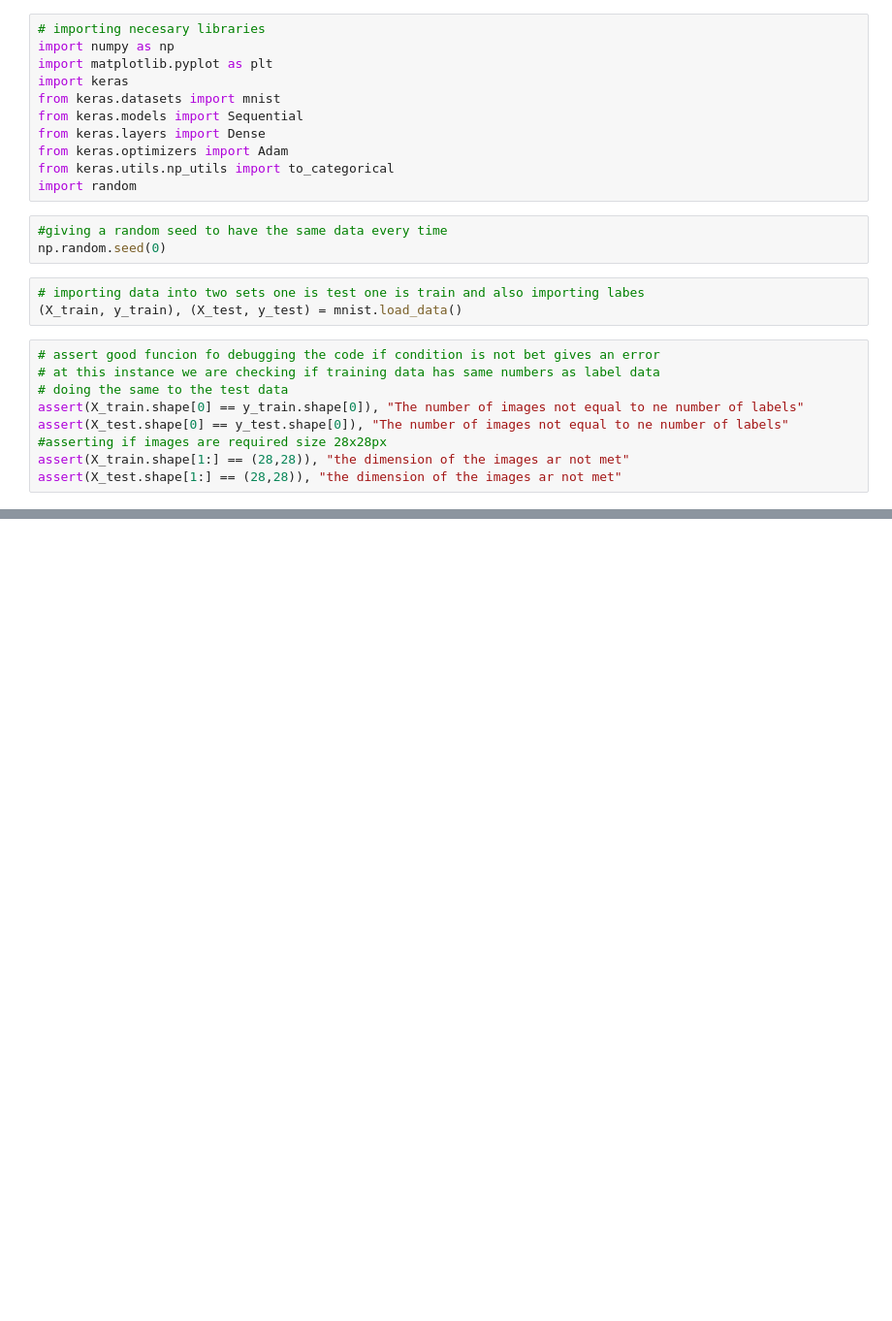
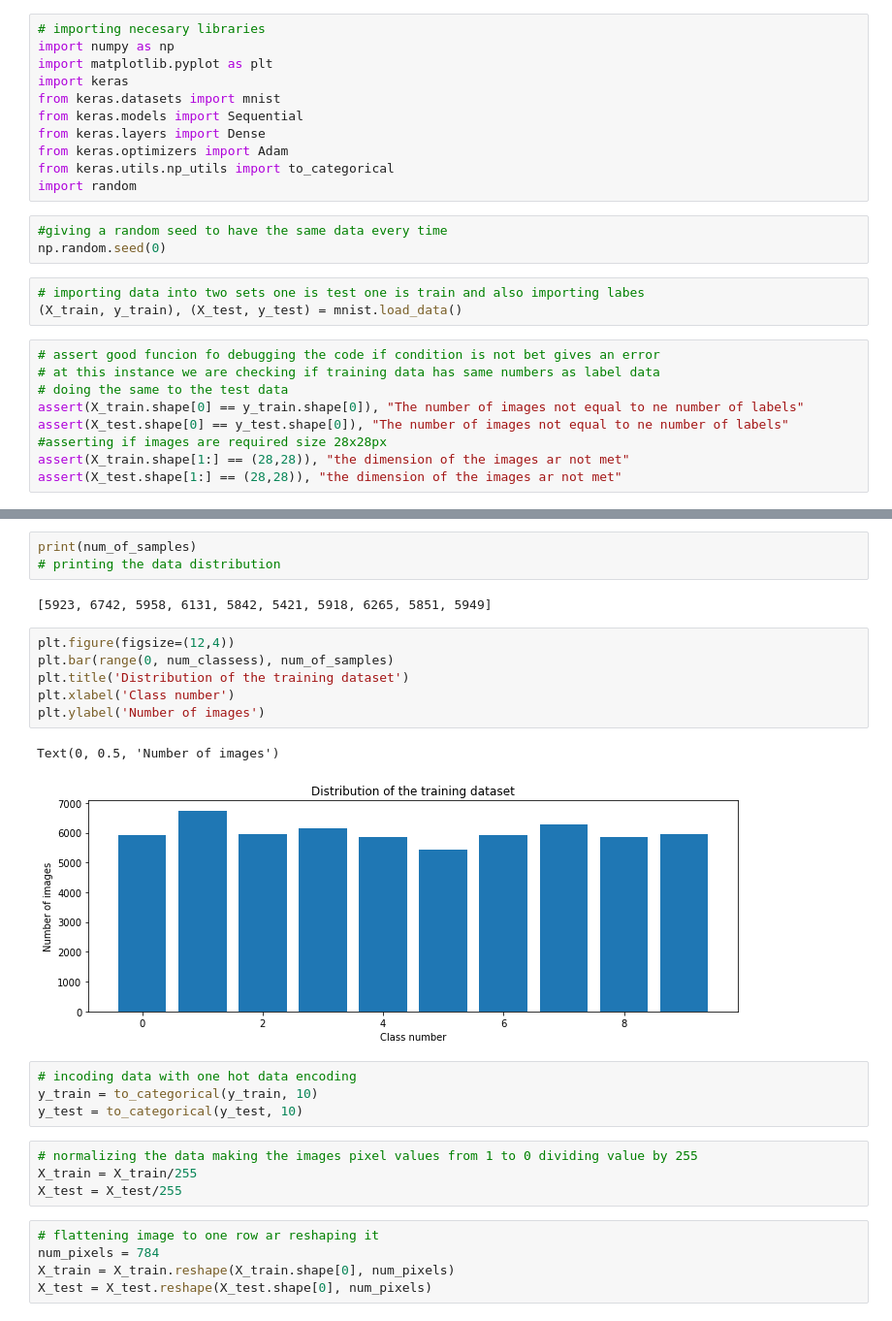
Before and after one commit to c3Zor/jupyter_lab, a Jupyter notebook: MNIST.ipynb, the cells around one changed output, grey strips where cells are left out. Shown at 97% size. Cells and saved outputs as stored; diff of their text form; blank space fills up the shorter version.

```diff
--- a/MNIST.ipynb
+++ b/MNIST.ipynb
@@ -44,0 +53,27 @@ SyntaxError: invalid syntax (<ipython-input-18-62601bf02cce>, line 13)
+# %%
+print(num_of_samples)
+# printing the data distribution
+# %% [output]
+[5923, 6742, 5958, 6131, 5842, 5421, 5918, 6265, 5851, 5949]
+# %%
+plt.figure(figsize=(12,4))
+plt.bar(range(0, num_classess), num_of_samples)
+plt.title('Distribution of the training dataset')
+plt.xlabel('Class number')
+plt.ylabel('Number of images')
+# %% [output]
+Text(0, 0.5, 'Number of images')
+[figure, added]
+# %%
+# incoding data with one hot data encoding
+y_train = to_categorical(y_train, 10)
+y_test = to_categorical(y_test, 10)
+# %%
+# normalizing the data making the images pixel values from 1 to 0 dividing value by 255
+X_train = X_train/255
+X_test = X_test/255
+# %%
+# flattening image to one row ar reshaping it
+num_pixels = 784
+X_train = X_train.reshape(X_train.shape[0], num_pixels)
+X_test = X_test.reshape(X_test.shape[0], num_pixels)
```
Also changed, not shown: parts of 1 cell of this notebook.
